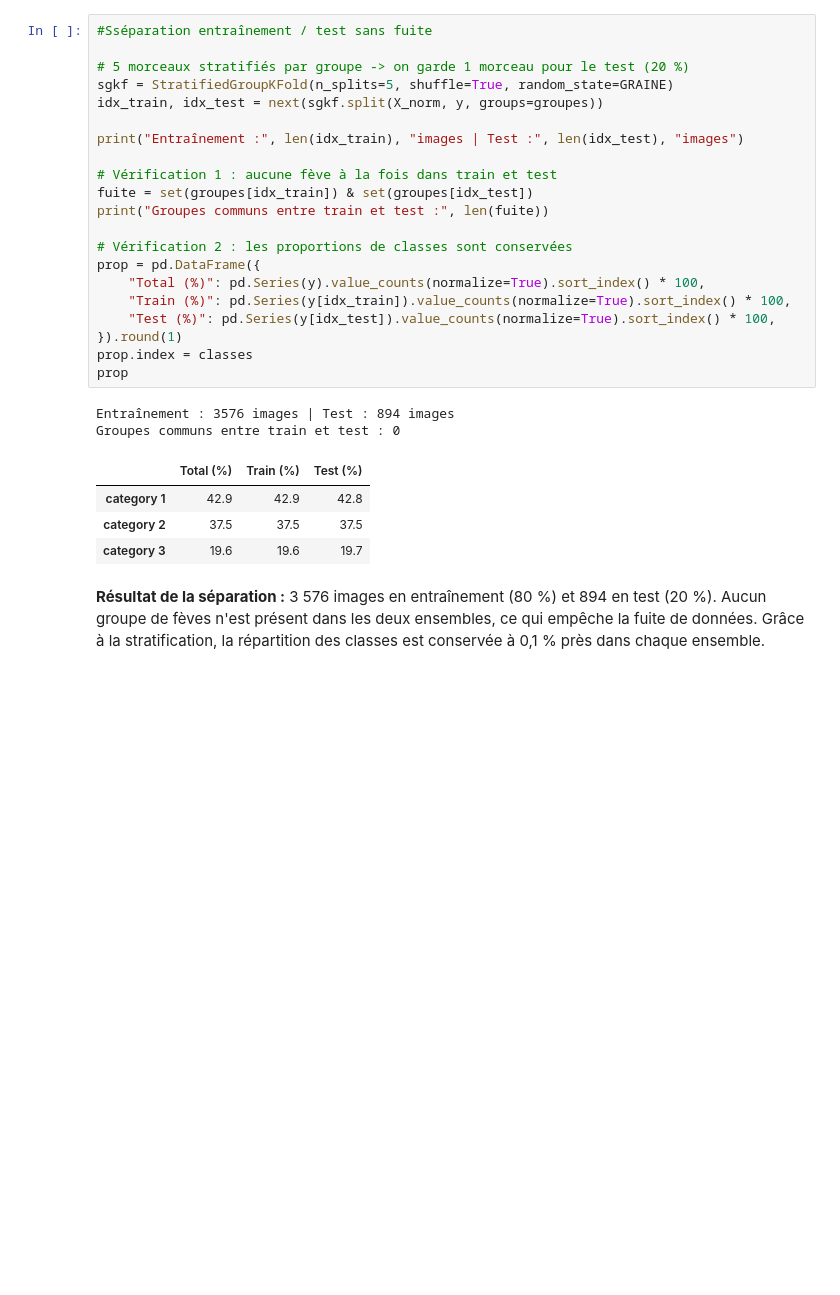
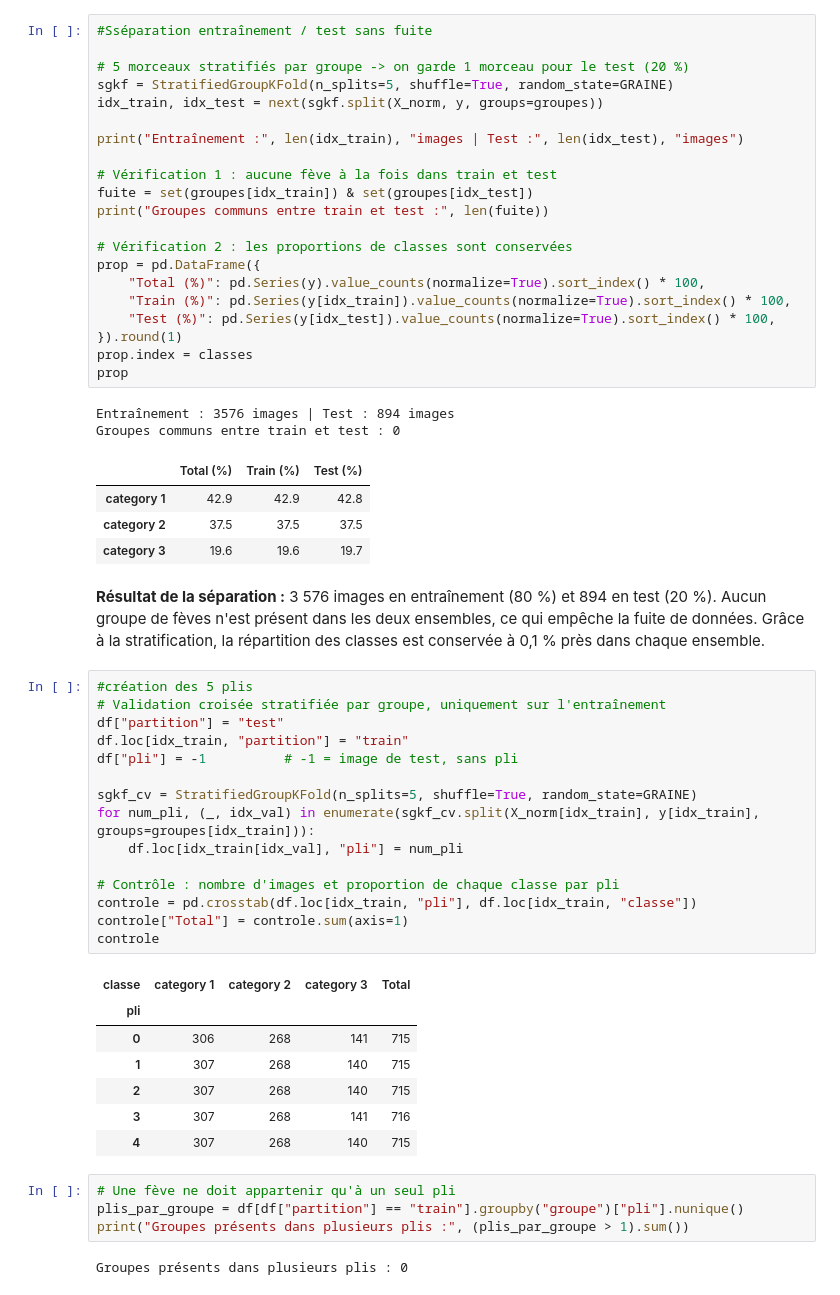
Before and after one commit to masscamara1225-beep/cocoa-bean-classification, a Jupyter notebook: notebooks/02_pretraitement.ipynb, the cells around one changed output. Cells and saved outputs as stored; diff of their text form; blank space fills up the shorter version.

```diff
--- a/notebooks/02_pretraitement.ipynb
+++ b/notebooks/02_pretraitement.ipynb
@@ -76,3 +76,32 @@ Groupes communs entre train et test : 0
 | category 3 | 19.6 | 19.6 | 19.7 |
 # %% [markdown]
 **Résultat de la séparation :** 3 576 images en entraînement (80 %) et 894 en test (20 %). Aucun groupe de fèves n'est présent dans les deux ensembles, ce qui empêche la fuite de données. Grâce à la stratification, la répartition des classes est conservée à 0,1 % près dans chaque ensemble.
+# %%
+#création des 5 plis
+# Validation croisée stratifiée par groupe, uniquement sur l'entraînement
+df["partition"] = "test"
+df.loc[idx_train, "partition"] = "train"
+df["pli"] = -1          # -1 = image de test, sans pli
+
+sgkf_cv = StratifiedGroupKFold(n_splits=5, shuffle=True, random_state=GRAINE)
+for num_pli, (_, idx_val) in enumerate(sgkf_cv.split(X_norm[idx_train], y[idx_train], groups=groupes[idx_train])):
+    df.loc[idx_train[idx_val], "pli"] = num_pli
+
+# Contrôle : nombre d'images et proportion de chaque classe par pli
+controle = pd.crosstab(df.loc[idx_train, "pli"], df.loc[idx_train, "classe"])
+controle["Total"] = controle.sum(axis=1)
+controle
+# %% [output]
+| classe | category 1 | category 2 | category 3 | Total |
+| pli |  |  |  |  |
+| 0 | 306 | 268 | 141 | 715 |
+| 1 | 307 | 268 | 140 | 715 |
+| 2 | 307 | 268 | 140 | 715 |
+| 3 | 307 | 268 | 141 | 716 |
+| 4 | 307 | 268 | 140 | 715 |
+# %%
+# Une fève ne doit appartenir qu'à un seul pli
+plis_par_groupe = df[df["partition"] == "train"].groupby("groupe")["pli"].nunique()
+print("Groupes présents dans plusieurs plis :", (plis_par_groupe > 1).sum())
+# %% [output]
+Groupes présents dans plusieurs plis : 0
```
Also changed, not shown: parts of 10 cells of this notebook, 3 other files.
